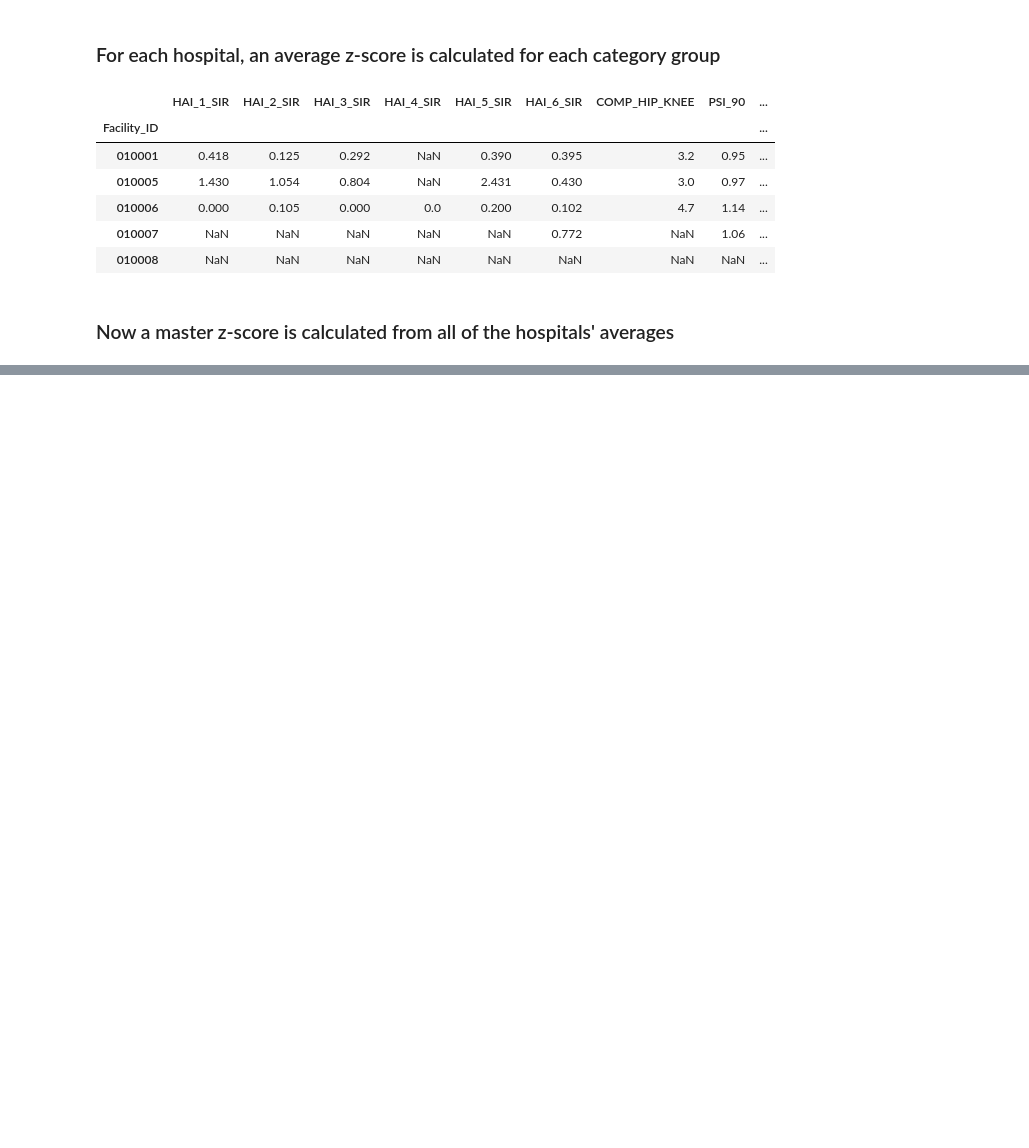
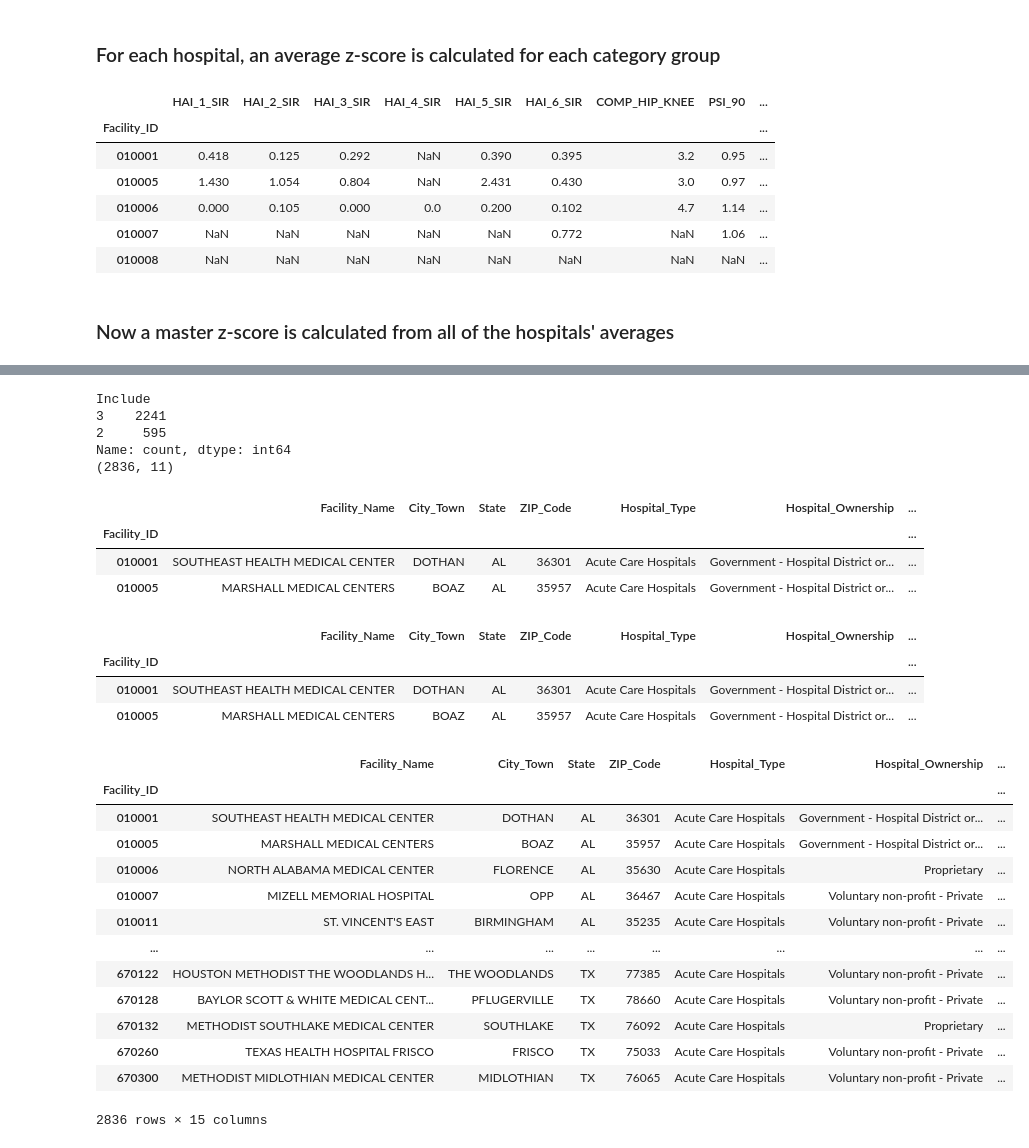
Before and after one commit to KabiraL/Hospital_Assessment, a Jupyter notebook: Notebooks/Hospital_Scoring.ipynb, the cells around one changed output, grey strips where cells are left out. Cells and saved outputs as stored; diff of their text form; code cells hidden in the pictures; blank space fills up the shorter version.

```diff
--- a/Notebooks/Hospital_Scoring.ipynb
+++ b/Notebooks/Hospital_Scoring.ipynb
@@ -237,3 +322,9 @@ df_hospital.describe()
 # %%
 # next step: define if columns meet thresholds for being included
 # df['new_col'] = np.where(df['col'] >= 3, 'high', 'low')
+df_hospital['Mort'] = np.where(df_hospital['Count_of_Facility_MORT_Measures'] >=3,1,0)
+df_hospital['Readm'] = np.where(df_hospital['Count_of_Facility_READM_Measures'] >= 3,1,0)
+df_hospital['Safety'] = np.where(df_hospital['Count_of_Facility_Safety_Measures'] >= 3,1,0)
+df_hospital['Include'] = df_hospital['Mort'] + df_hospital['Readm'] + df_hospital['Safety']
+print(df_hospital['Include'].value_counts())
+print(df_hospital.shape)
@@ -239,0 +339,53 @@ df_hospital.describe()
+# %%
+df_hospital_new = df_hospital[df_hospital['Include'] >= 2]
+cols_to_drop = ['Count_of_Facility_MORT_Measures', 'Count_of_Facility_Safety_Measures', 'Count_of_Facility_READM_Measures',
+'Count_of_Facility_Pt_Exp_Measures', 'Count_of_Facility_TE_Measures']
+df_hospital_new = df_hospital_new.drop(cols_to_drop, axis = 1)
+print(df_hospital_new['Include'].value_counts())
+print(df_hospital_new.shape)
+# %% [output]
+Include
+3    2241
+2     595
+Name: count, dtype: int64
+(2836, 11)
+# %%
+df_hospital_m = pd.merge(df_hospital_new, df_mort_new, left_index = True, right_index = True, how = 'left')
+df_hospital_r = pd.merge(df_hospital_m, df_readm_new, left_index = True, right_index = True, how = 'left')
+df_hospital_s = pd.merge(df_hospital_r, df_safety_new, left_index = True, right_index = True, how = 'left')
+df_hospital_s.head(2)
+# %% [output]
+|  | Facility_Name | City_Town | State | ZIP_Code | Hospital_Type | Hospital_Ownership | ... |
+| Facility_ID |  |  |  |  |  |  | ... |
+| 010001 | SOUTHEAST HEALTH MEDICAL CENTER | DOTHAN | AL | 36301 | Acute Care Hospitals | Government - Hospital District or... | ... |
+| 010005 | MARSHALL MEDICAL CENTERS | BOAZ | AL | 35957 | Acute Care Hospitals | Government - Hospital District or... | ... |
+# %%
+# Setting z-scores to NaN where there weren't enough measures in the category
+
+df_hospital_s.loc[df_hospital_s['Mort'] == 0, 'master_mort_z'] = np.nan
+df_hospital_s.loc[df_hospital_s['Readm'] == 0, 'master_readm_z'] = np.nan
+df_hospital_s.loc[df_hospital_s['Safety'] == 0, 'master_safety_z'] = np.nan
+df_hospital_s.head(2)
+# %% [output]
+|  | Facility_Name | City_Town | State | ZIP_Code | Hospital_Type | Hospital_Ownership | ... |
+| Facility_ID |  |  |  |  |  |  | ... |
+| 010001 | SOUTHEAST HEALTH MEDICAL CENTER | DOTHAN | AL | 36301 | Acute Care Hospitals | Government - Hospital District or... | ... |
+| 010005 | MARSHALL MEDICAL CENTERS | BOAZ | AL | 35957 | Acute Care Hospitals | Government - Hospital District or... | ... |
+# %%
+df_hospital_s['Outcomes'] = df_hospital_s[['master_mort_z','master_readm_z','master_safety_z']].mean(axis = 1)
+df_hospital_s.head(2)
+# %% [output]
+|  | Facility_Name | City_Town | State | ZIP_Code | Hospital_Type | Hospital_Ownership | ... |
+| Facility_ID |  |  |  |  |  |  | ... |
+| 010001 | SOUTHEAST HEALTH MEDICAL CENTER | DOTHAN | AL | 36301 | Acute Care Hospitals | Government - Hospital District or... | ... |
+| 010005 | MARSHALL MEDICAL CENTERS | BOAZ | AL | 35957 | Acute Care Hospitals | Government - Hospital District or... | ... |
+| 010006 | NORTH ALABAMA MEDICAL CENTER | FLORENCE | AL | 35630 | Acute Care Hospitals | Proprietary | ... |
+| 010007 | MIZELL MEMORIAL HOSPITAL | OPP | AL | 36467 | Acute Care Hospitals | Voluntary non-profit - Private | ... |
+| 010011 | ST. VINCENT'S EAST | BIRMINGHAM | AL | 35235 | Acute Care Hospitals | Voluntary non-profit - Private | ... |
+| ... | ... | ... | ... | ... | ... | ... | ... |
+| 670122 | HOUSTON METHODIST THE WOODLANDS H... | THE WOODLANDS | TX | 77385 | Acute Care Hospitals | Voluntary non-profit - Private | ... |
+| 670128 | BAYLOR SCOTT & WHITE MEDICAL CENT... | PFLUGERVILLE | TX | 78660 | Acute Care Hospitals | Voluntary non-profit - Private | ... |
+| 670132 | METHODIST SOUTHLAKE MEDICAL CENTER | SOUTHLAKE | TX | 76092 | Acute Care Hospitals | Proprietary | ... |
+| 670260 | TEXAS HEALTH HOSPITAL FRISCO | FRISCO | TX | 75033 | Acute Care Hospitals | Voluntary non-profit - Private | ... |
+| 670300 | METHODIST MIDLOTHIAN MEDICAL CENTER | MIDLOTHIAN | TX | 76065 | Acute Care Hospitals | Voluntary non-profit - Private | ... |
+2836 rows × 15 columns
```
Also changed, not shown: parts of 18 cells of this notebook.
